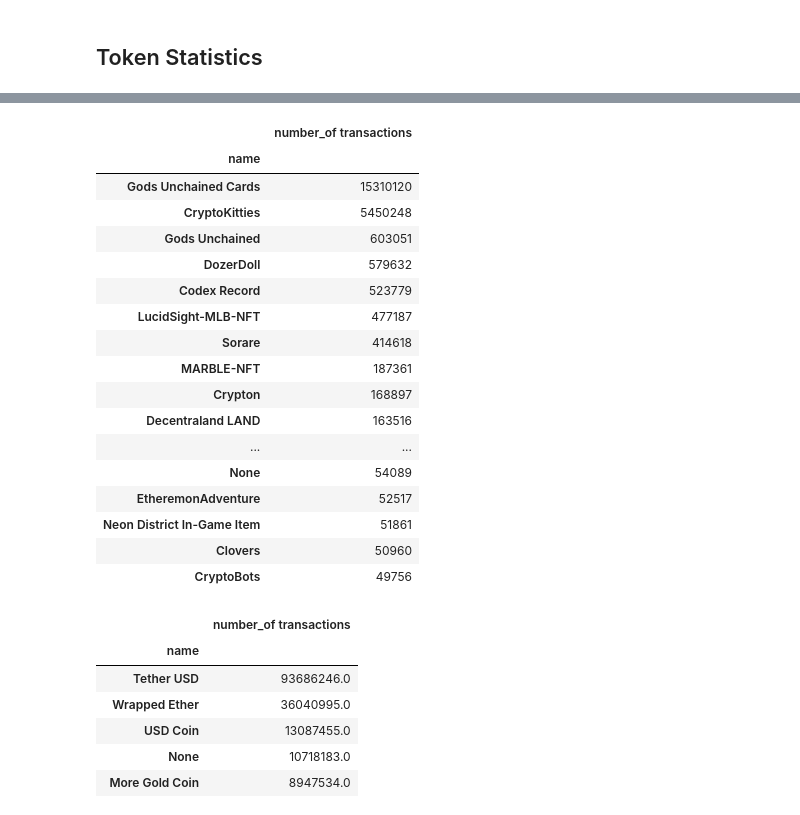
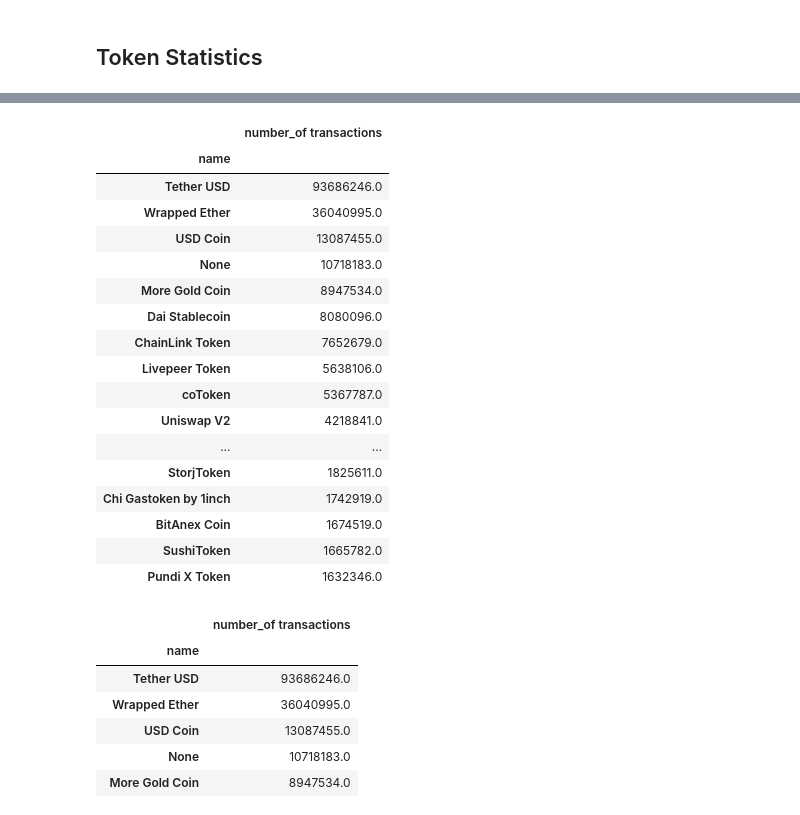
Before and after one commit to Atahanak/eth-dapp-network-analysis, a Jupyter notebook: notebooks/token_analysis.ipynb, the cells around one changed output, grey strips where cells are left out. Saved outputs shown, nothing was run; the diff lists cells and outputs as text; code cells hidden in the pictures.

```diff
--- a/notebooks/token_analysis.ipynb
+++ b/notebooks/token_analysis.ipynb
@@ -11,6 +11,7 @@ import datetime
 # %%
 data_path = "/DATA/7A/xblock/"
 df_path = "/DATA/7A/assets/dataframes/"
+path = "/DATA/7A/assets/"
 
 #
 erc20_transactions_path = "ERC20Transactions/uncompressed"
@@ -185,8 +189,8 @@ import numpy as np
 # %% [markdown]
 ## Token Statistics
 # %%
-targetInfoDF = erc721InfoDF
-targetDF = erc721TransactionsDF
+targetInfoDF = erc20InfoDF
+targetDF = erc20TransactionsDF
 
 
 s = time.time()
@@ -205,5 +209,6 @@ print("Took", e - s, " seconds.")
 #token_symbol = "CHZ"
 #print(targetInfoDf[targetInfoDf["symbol"] == token_symbol])
 #print(targetInfoDf[targetInfoDf["address"] == token_address])
+targetInfoDF.to_csv(path + "erc20.csv")
 targetInfoDF.head(30)
 # %% [output]
@@ -211,21 +216,21 @@ Took 5.605526447296143  seconds.
 |  | number_of transactions |
 | name |  |
-| Gods Unchained Cards | 15310120 |
-| CryptoKitties | 5450248 |
-| Gods Unchained | 603051 |
-| DozerDoll | 579632 |
-| Codex Record | 523779 |
-| LucidSight-MLB-NFT | 477187 |
-| Sorare | 414618 |
-| MARBLE-NFT | 187361 |
-| Crypton | 168897 |
-| Decentraland LAND | 163516 |
+| Tether USD | 93686246.0 |
+| Wrapped Ether | 36040995.0 |
+| USD Coin | 13087455.0 |
+| None | 10718183.0 |
+| More Gold Coin | 8947534.0 |
+| Dai Stablecoin | 8080096.0 |
+| ChainLink Token | 7652679.0 |
+| Livepeer Token | 5638106.0 |
+| coToken | 5367787.0 |
+| Uniswap V2 | 4218841.0 |
 | ... | ... |
-| None | 54089 |
-| EtheremonAdventure | 52517 |
-| Neon District In-Game Item | 51861 |
-| Clovers | 50960 |
-| CryptoBots | 49756 |
+| StorjToken | 1825611.0 |
+| Chi Gastoken by 1inch | 1742919.0 |
+| BitAnex Coin | 1674519.0 |
+| SushiToken | 1665782.0 |
+| Pundi X Token | 1632346.0 |
 # %%
 targetInfoDF.head(50)
 # %% [output]
```
Also changed, not shown: parts of 5 cells of this notebook, 3 other files.
